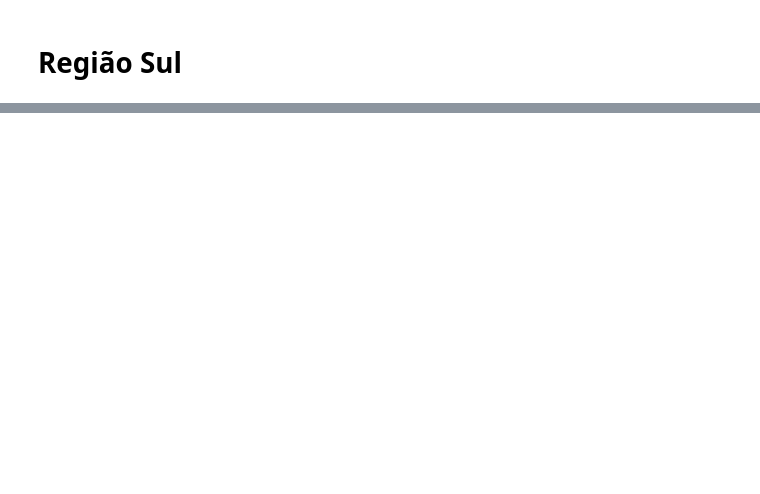
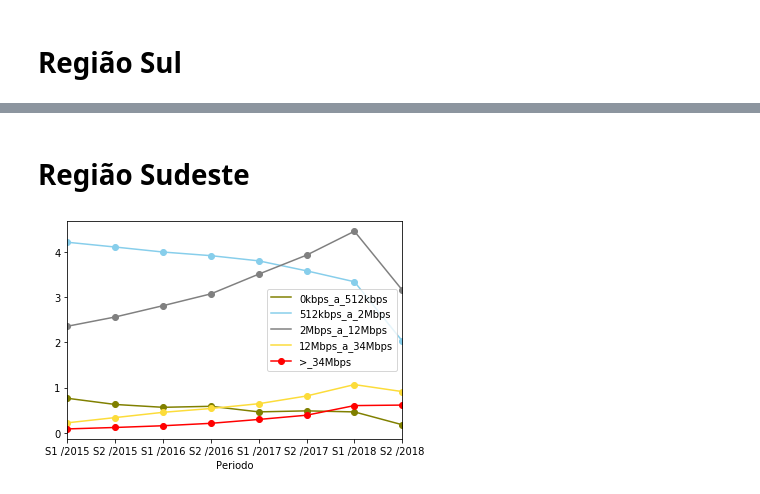
Before and after one commit to igorandradeio/growth-of-fixed-broadband, a Jupyter notebook: REGIAO_NORTE.ipynb, the cells around one changed output, grey strips where cells are left out. Cells and saved outputs as stored; diff of their text form; code cells hidden in the pictures; blank space fills up the shorter version.

```diff
--- a/REGIAO_NORTE.ipynb
+++ b/REGIAO_NORTE.ipynb
@@ -274,0 +327,21 @@ dfFinalSul5['>_34Mbps'] = [dfResSulSpd5['S1 /2015'].mean(), dfResSulSpd5['S2 /20
+# %%
+dfFinalSud2 = pd.DataFrame()
+dfFinalSud2['Periodo'] = ['S1 /2015','S2 /2015', 'S1 /2016', 'S2 /2016', 'S1 /2017', 'S2 /2017', 'S1 /2018', 'S2 /2018']
+dfFinalSud2['512kbps_a_2Mbps'] = [dfResSudSpd2['S1 /2015'].mean(), dfResSudSpd2['S2 /2015'].mean(),
+                                  dfResSudSpd2['S1 /2016'].mean(), dfResSudSpd2['S2 /2016'].mean(),
+                                  dfResSudSpd2['S1 /2017'].mean(), dfResSudSpd2['S2 /2017'].mean(),
+                                  dfResSudSpd2['S1 /2018'].mean(), dfResSudSpd2['S2 /2018'].mean(),]
+# %%
+dfFinalSud3 = pd.DataFrame()
+dfFinalSud3['Periodo'] = ['S1 /2015','S2 /2015', 'S1 /2016', 'S2 /2016', 'S1 /2017', 'S2 /2017', 'S1 /2018', 'S2 /2018']
+dfFinalSud3['2Mbps_a_12Mbps'] = [dfResSudSpd3['S1 /2015'].mean(), dfResSudSpd3['S2 /2015'].mean(),
+                                 dfResSudSpd3['S1 /2016'].mean(), dfResSudSpd3['S2 /2016'].mean(),
+                                 dfResSudSpd3['S1 /2017'].mean(), dfResSudSpd3['S2 /2017'].mean(),
+                                 dfResSudSpd3['S1 /2018'].mean(), dfResSudSpd3['S2 /2018'].mean(),]
+# %%
+dfFinalSud4 = pd.DataFrame()
+dfFinalSud4['Periodo'] = ['S1 /2015','S2 /2015', 'S1 /2016', 'S2 /2016', 'S1 /2017', 'S2 /2017', 'S1 /2018', 'S2 /2018']
+dfFinalSud4['12Mbps_a_34Mbps'] = [dfResSudSpd4['S1 /2015'].mean(), dfResSudSpd4['S2 /2015'].mean(),
+                                  dfResSudSpd4['S1 /2016'].mean(), dfResSudSpd4['S2 /2016'].mean(),
+                                  dfResSudSpd4['S1 /2017'].mean(), dfResSudSpd4['S2 /2017'].mean(),
+                                  dfResSudSpd4['S1 /2018'].mean(), dfResSudSpd4['S2 /2018'].mean(),]
@@ -307,0 +388,12 @@ axes.set_ylim([0,4])
+# %% [markdown]
+# Região Sudeste
+# %%
+ax = dfFinalSud1.plot(kind = 'line', x = 'Periodo', y = '0kbps_a_512kbps', color = 'olive', marker='o')
+dfFinalSud2.plot(kind = 'line', x = 'Periodo', y = '512kbps_a_2Mbps', color = 'skyblue', marker='o', ax = ax)
+dfFinalSud3.plot(kind = 'line', x = 'Periodo', y = '2Mbps_a_12Mbps', color = 'grey', marker='o', ax = ax)
+dfFinalSud4.plot(kind = 'line', x = 'Periodo', y = '12Mbps_a_34Mbps', color = '#FCDC3A', marker='o', ax = ax)
+dfFinalSud5.plot(kind = 'line', x = 'Periodo', y = '>_34Mbps', color = 'red', marker='o', ax = ax)
+axes = plt.gca()
+#axes.set_ylim([0,4])
+# %% [output]
+[figure, added]
```
Also changed, not shown: parts of 19 cells of this notebook.
